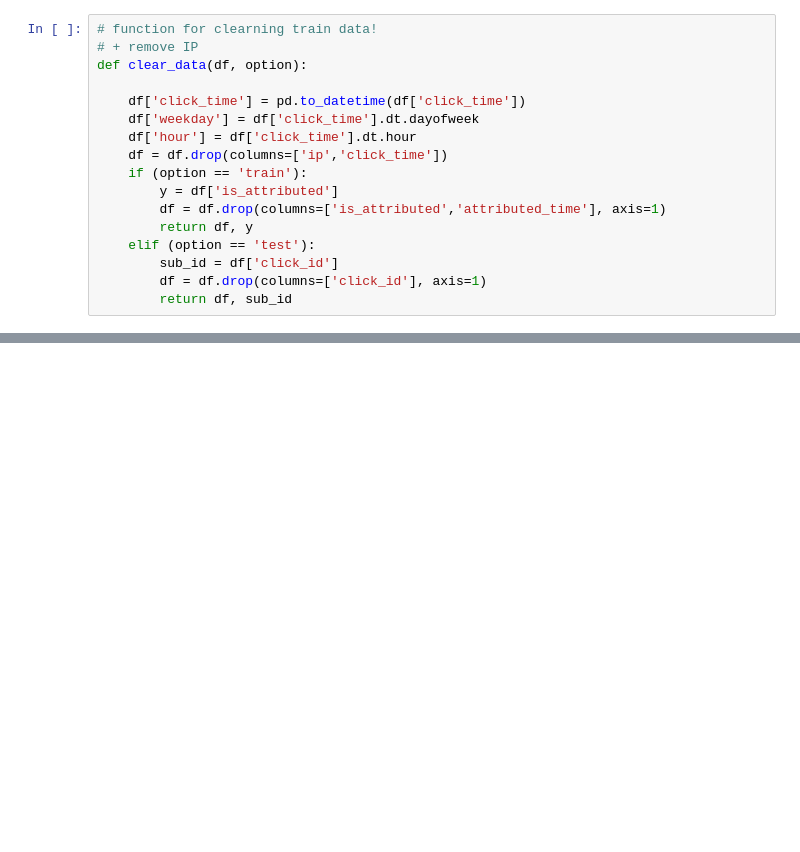
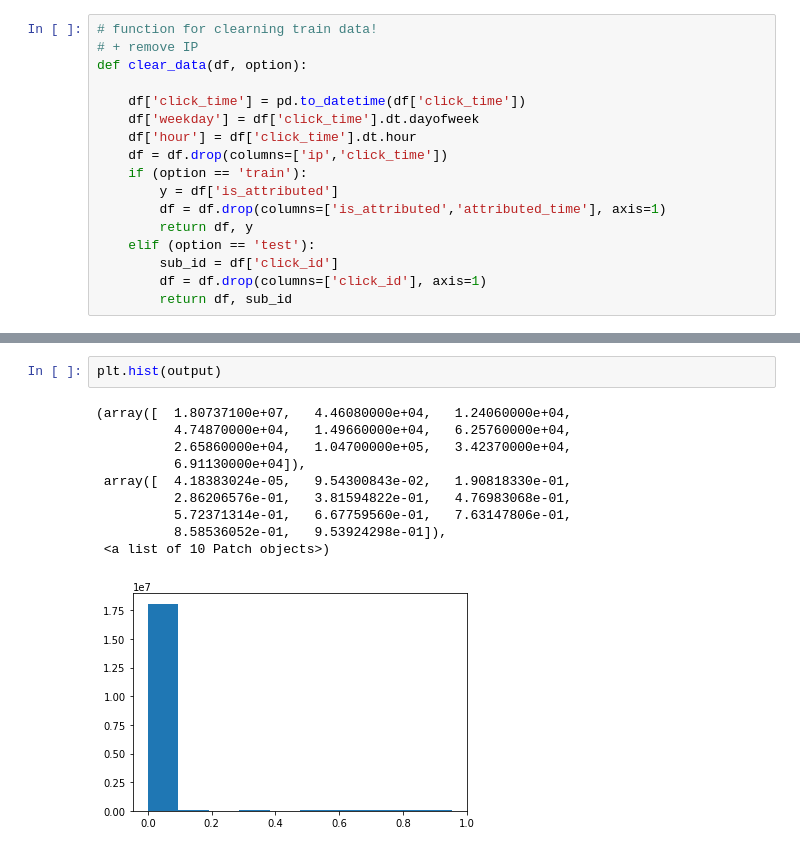
Before and after one commit to J-moana/kaggle_talkingdata, a Jupyter notebook: code3_sampling5.ipynb, the cells around one changed output, grey strips where cells are left out. Drawn from its saved outputs; the diff is of its cells as text; blank space fills up the shorter version.

```diff
--- a/code3_sampling5.ipynb
+++ b/code3_sampling5.ipynb
@@ -130,3 +232,16 @@ plt.hist(dd,np.arange(-0.05,1,0.1),normed=True)
+# %%
+plt.hist(output)
+# %% [output]
+(array([  1.80737100e+07,   4.46080000e+04,   1.24060000e+04,
+          4.74870000e+04,   1.49660000e+04,   6.25760000e+04,
+          2.65860000e+04,   1.04700000e+05,   3.42370000e+04,
+          6.91130000e+04]),
+ array([  4.18383024e-05,   9.54300843e-02,   1.90818330e-01,
+          2.86206576e-01,   3.81594822e-01,   4.76983068e-01,
+          5.72371314e-01,   6.67759560e-01,   7.63147806e-01,
+          8.58536052e-01,   9.53924298e-01]),
+ <a list of 10 Patch objects>)
+[figure, added]
 # %%
 print("predicting")
 df_sub = pd.DataFrame()
```
Also changed, not shown: parts of 12 cells of this notebook.
